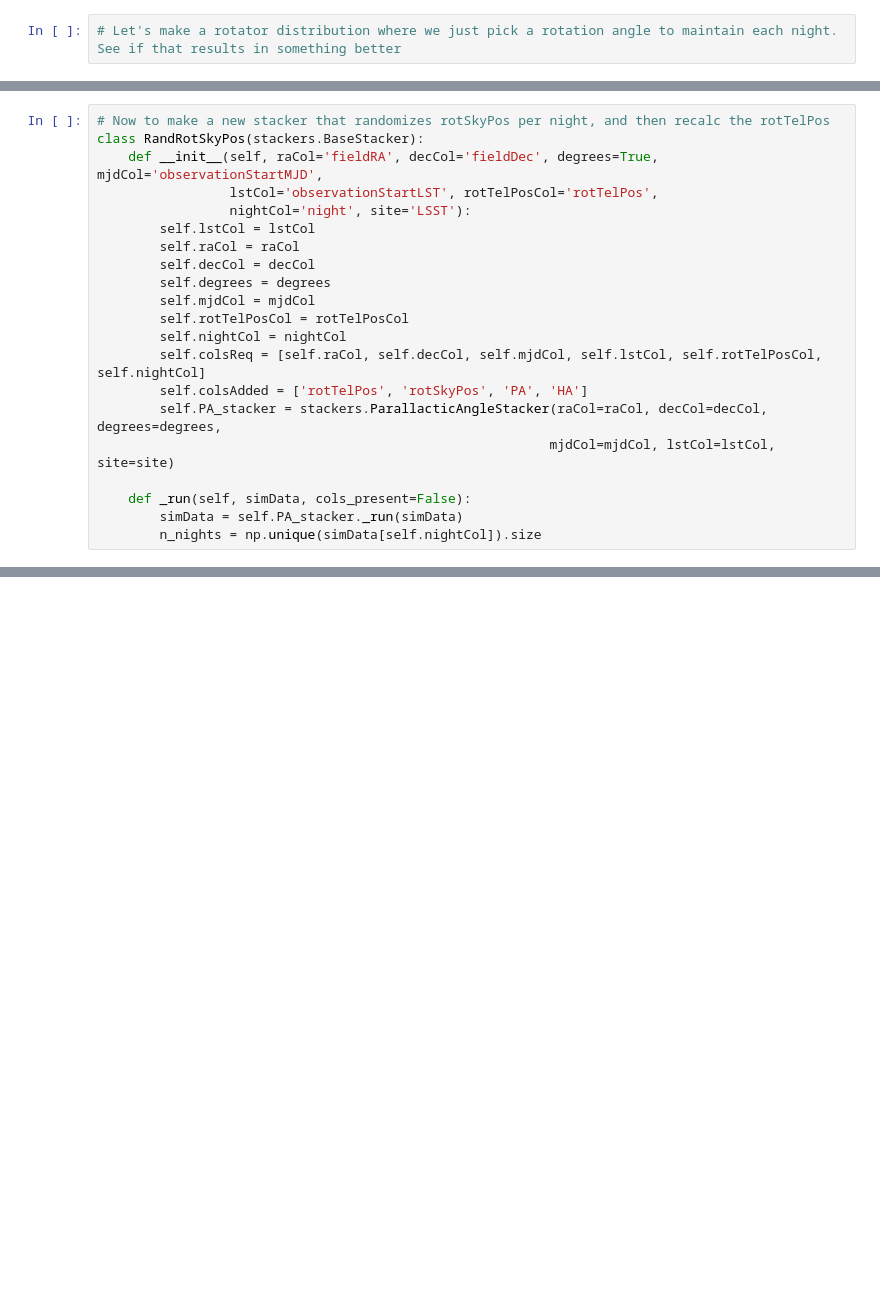
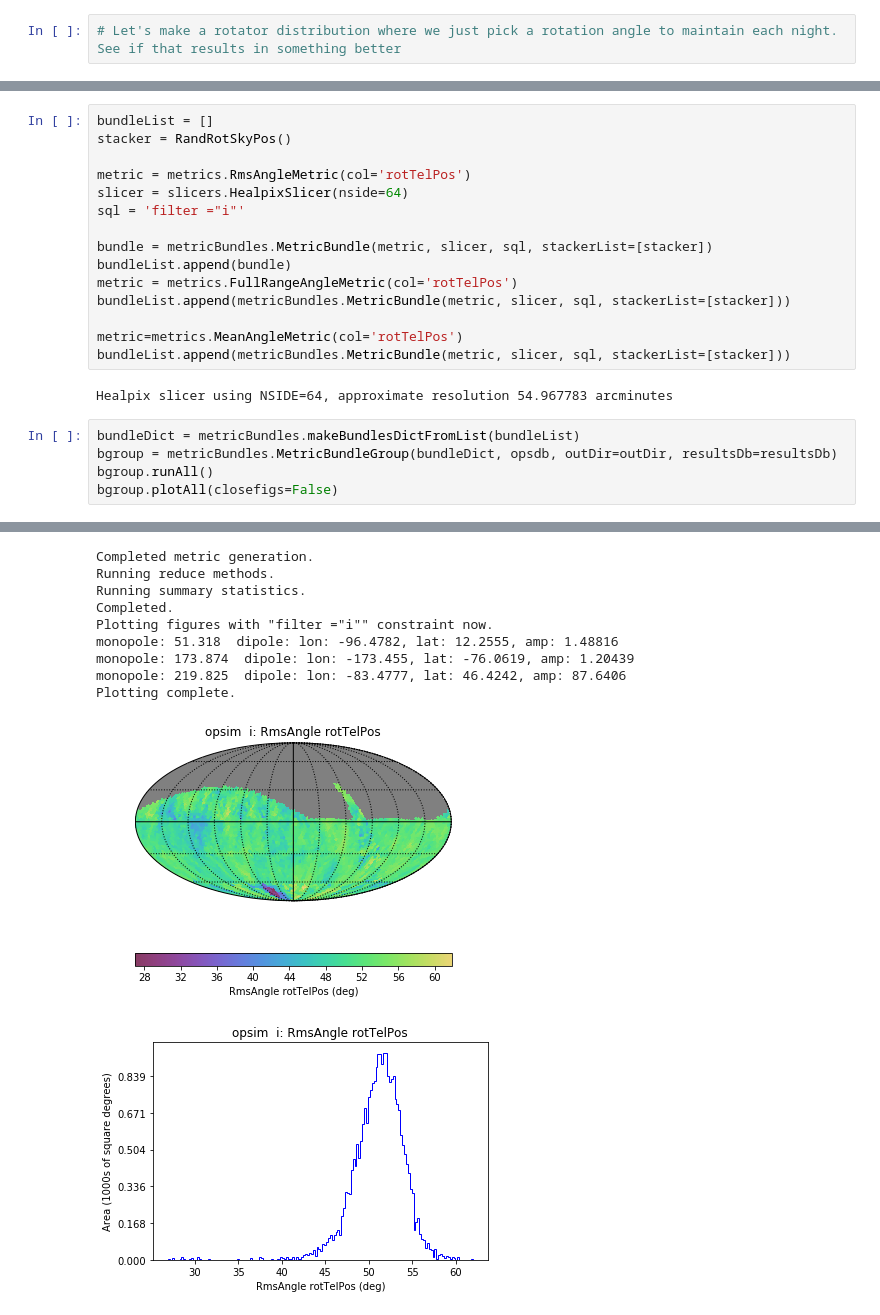
Before and after one commit to yoachim/18_scratch, a Jupyter notebook: rotator_experiment/rotator_distribution.ipynb, the cells around one changed output, grey strips where cells are left out. Drawn from its saved outputs; the diff is of its cells as text; blank space fills up the shorter version.

```diff
--- a/rotator_experiment/rotator_distribution.ipynb
+++ b/rotator_experiment/rotator_distribution.ipynb
@@ -62,21 +145,23 @@ Plotting complete.
-# %%
-# Now to make a new stacker that randomizes rotSkyPos per night, and then recalc the rotTelPos
-class RandRotSkyPos(stackers.BaseStacker):
-    def __init__(self, raCol='fieldRA', decCol='fieldDec', degrees=True, mjdCol='observationStartMJD',
-                 lstCol='observationStartLST', rotTelPosCol='rotTelPos',
-                 nightCol='night', site='LSST'):
-        self.lstCol = lstCol
-        self.raCol = raCol
-        self.decCol = decCol
-        self.degrees = degrees
-        self.mjdCol = mjdCol
-        self.rotTelPosCol = rotTelPosCol
-        self.nightCol = nightCol
-        self.colsReq = [self.raCol, self.decCol, self.mjdCol, self.lstCol, self.rotTelPosCol, self.nightCol]
-        self.colsAdded = ['rotTelPos', 'rotSkyPos', 'PA', 'HA']
-        self.PA_stacker = stackers.ParallacticAngleStacker(raCol=raCol, decCol=decCol, degrees=degrees,
-                                                          mjdCol=mjdCol, lstCol=lstCol, site=site)
-
-    def _run(self, simData, cols_present=False):
-        simData = self.PA_stacker._run(simData)
-        n_nights = np.unique(simData[self.nightCol]).size
+# %%
+bundleList = []
+stacker = RandRotSkyPos()
+
+metric = metrics.RmsAngleMetric(col='rotTelPos')
+slicer = slicers.HealpixSlicer(nside=64)
+sql = 'filter ="i"'
+
+bundle = metricBundles.MetricBundle(metric, slicer, sql, stackerList=[stacker])
+bundleList.append(bundle)
+metric = metrics.FullRangeAngleMetric(col='rotTelPos')
+bundleList.append(metricBundles.MetricBundle(metric, slicer, sql, stackerList=[stacker]))
+
+metric=metrics.MeanAngleMetric(col='rotTelPos')
+bundleList.append(metricBundles.MetricBundle(metric, slicer, sql, stackerList=[stacker]))
+# %% [output]
+Healpix slicer using NSIDE=64, approximate resolution 54.967783 arcminutes
+# %%
+bundleDict = metricBundles.makeBundlesDictFromList(bundleList)
+bgroup = metricBundles.MetricBundleGroup(bundleDict, opsdb, outDir=outDir, resultsDb=resultsDb)
+bgroup.runAll()
+bgroup.plotAll(closefigs=False)
+# %% [output]
@@ -82,0 +171,11 @@ class RandRotSkyPos(stackers.BaseStacker):
+Completed metric generation.
+Running reduce methods.
+Running summary statistics.
+Completed.
+Plotting figures with "filter ="i"" constraint now.
+monopole: 51.318  dipole: lon: -96.4782, lat: 12.2555, amp: 1.48816
+monopole: 173.874  dipole: lon: -173.455, lat: -76.0619, amp: 1.20439
+monopole: 219.825  dipole: lon: -83.4777, lat: 46.4242, amp: 87.6406
+Plotting complete.
+[figure, added]
+[figure, added]
```
Also changed, not shown: parts of 8 cells of this notebook, 1 other file.
